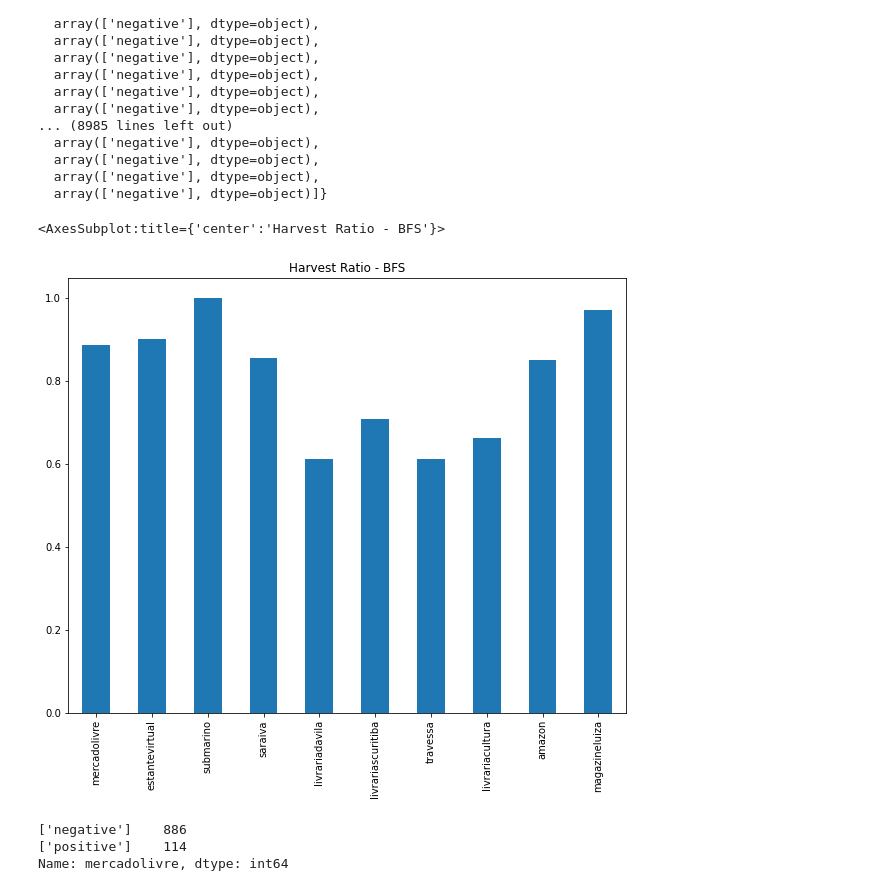
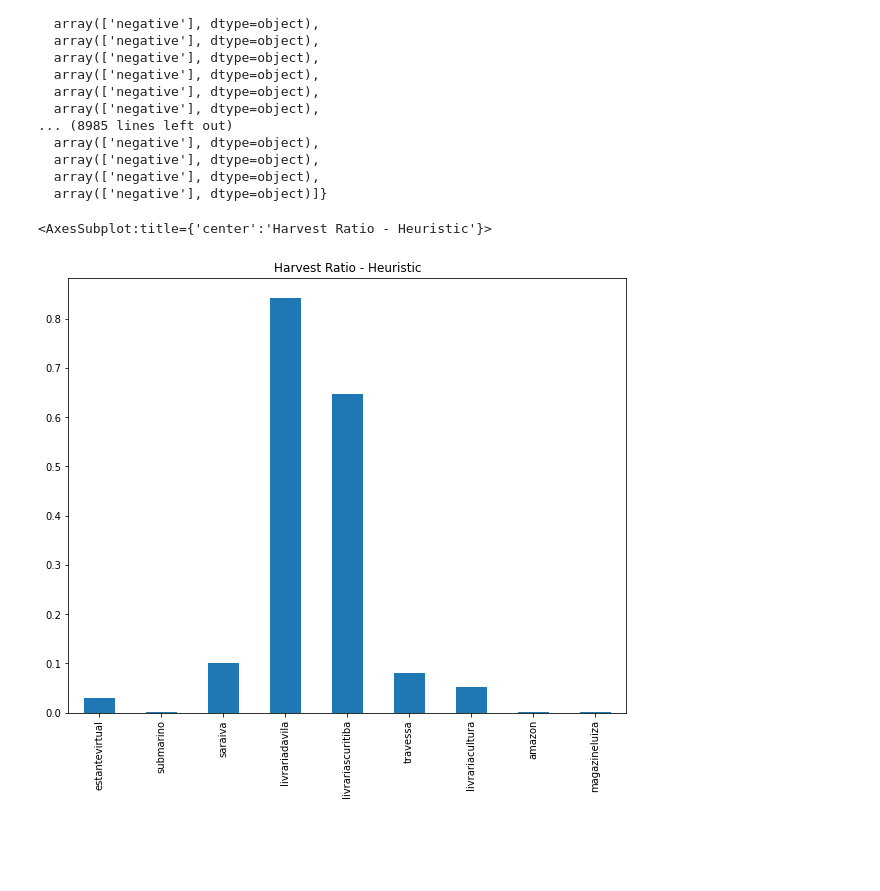
Before and after one commit to mhco0/RI, a Jupyter notebook: harvest ratio.ipynb, the cells around one changed output. Saved outputs shown, nothing was run; the diff lists cells and outputs as text; code cells hidden in the pictures; blank space fills up the shorter version.

Commit message:
new hv bfs, hv heuristic, comp hv

```diff
--- a/harvest ratio.ipynb
+++ b/harvest ratio.ipynb
@@ -116,13 +114,9 @@ df = pd.read_csv('stats_bfs.csv', index_col=False)
+# %%
+df = pd.read_csv('stats_heuristic.csv', index_col=False)
 # %%
 df = df.drop(['Unnamed: 0'], axis=1)
 # %%
-(df.describe().T['freq']/len(df)).plot(kind='bar', figsize=(10, 8), title='Harvest Ratio - BFS')
+((df.apply(pd.value_counts).T["['positive']"])/len(df)).plot(kind='bar', figsize=(10, 8), title='Harvest Ratio - Heuristic')
 # %% [output]
-<AxesSubplot:title={'center':'Harvest Ratio - BFS'}>
+<AxesSubplot:title={'center':'Harvest Ratio - Heuristic'}>
-[figure, old version]
+[figure, new version]
-# %%
-df['mercadolivre'].value_counts()
-# %% [output]
-['negative']    886
-['positive']    114
-Name: mercadolivre, dtype: int64
```
Also changed, not shown: parts of 8 cells of this notebook, 4 other files.
